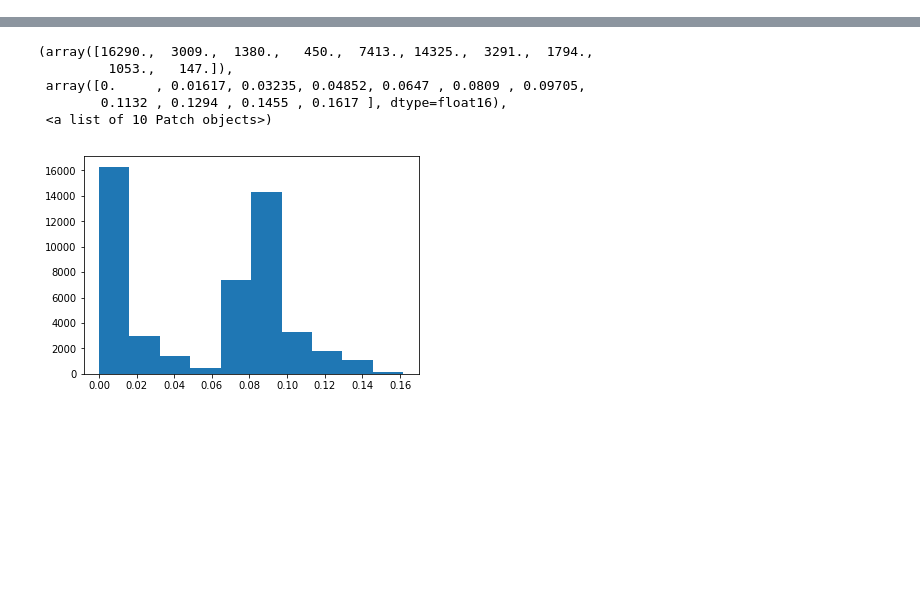
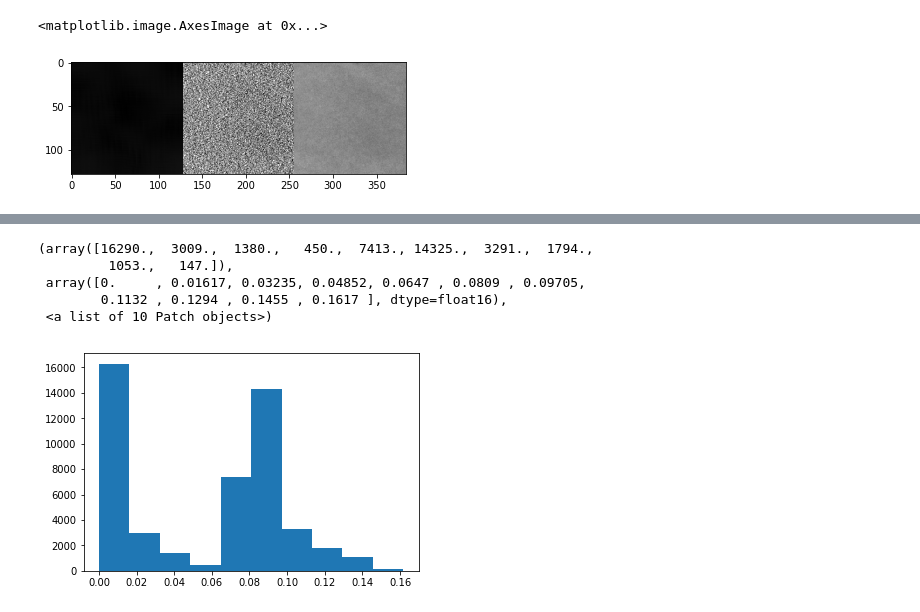
Before and after one commit to PranjalSahu/tf-adain, a Jupyter notebook: train.ipynb, the cells around one changed output, grey strips where cells are left out. Cells and saved outputs as stored; diff of their text form; code cells hidden in the pictures; blank space fills up the shorter version.

```diff
--- a/train.ipynb
+++ b/train.ipynb
@@ -379,8 +553,7 @@ def style_transfer(
     #    os.mkdir(output_dir)
 
     # Assume that it is either an h5 file or a name of a TensorFlow checkpoint
-    decoder_in_h5 = "/home/pranjal/tf-adain/checkpoints/adain-2000"#decoder_weights.endswith('.h5')
-
+    decoder_in_h5 = False#"/home/pranjal/tf-adain/checkpoints/adain-240000"#decoder_weights.endswith('.h5')
 
     content_batch, style_batch = get_my_batch()
 
@@ -444,6 +617,7 @@ def _build_graph(vgg_weights, decoder_weights, alpha, data_format):
 
     if decoder_weights:
         with open_weights(decoder_weights) as w:
+            print(w)
             decoder = build_decoder(weighted_target, w, trainable=False,
                 data_format=data_format)
     else:
@@ -466,3 +636,9 @@ Number of style images: 8
+# %%
+index = random.randint(0, len(all_outputs)-1)
+plt.imshow(np.concatenate([all_outputs[index, 0, 0, :, :], content_batch[index, 0, :, :,], style_batch[index, 0, :, :,]], axis=-1), cmap='gray')
+# %% [output]
+<matplotlib.image.AxesImage at 0x...>
+[figure, added]
 # %%
 index = random.randint(0, len(all_outputs))
 plt.imshow(np.concatenate([all_outputs[index, 0, 0, :, :], content_batch[index, 0, :, :,], style_batch[index, 0, :, :,]], axis=-1), cmap='gray')
```
Also changed, not shown: parts of 8 cells of this notebook, 1 other file.
